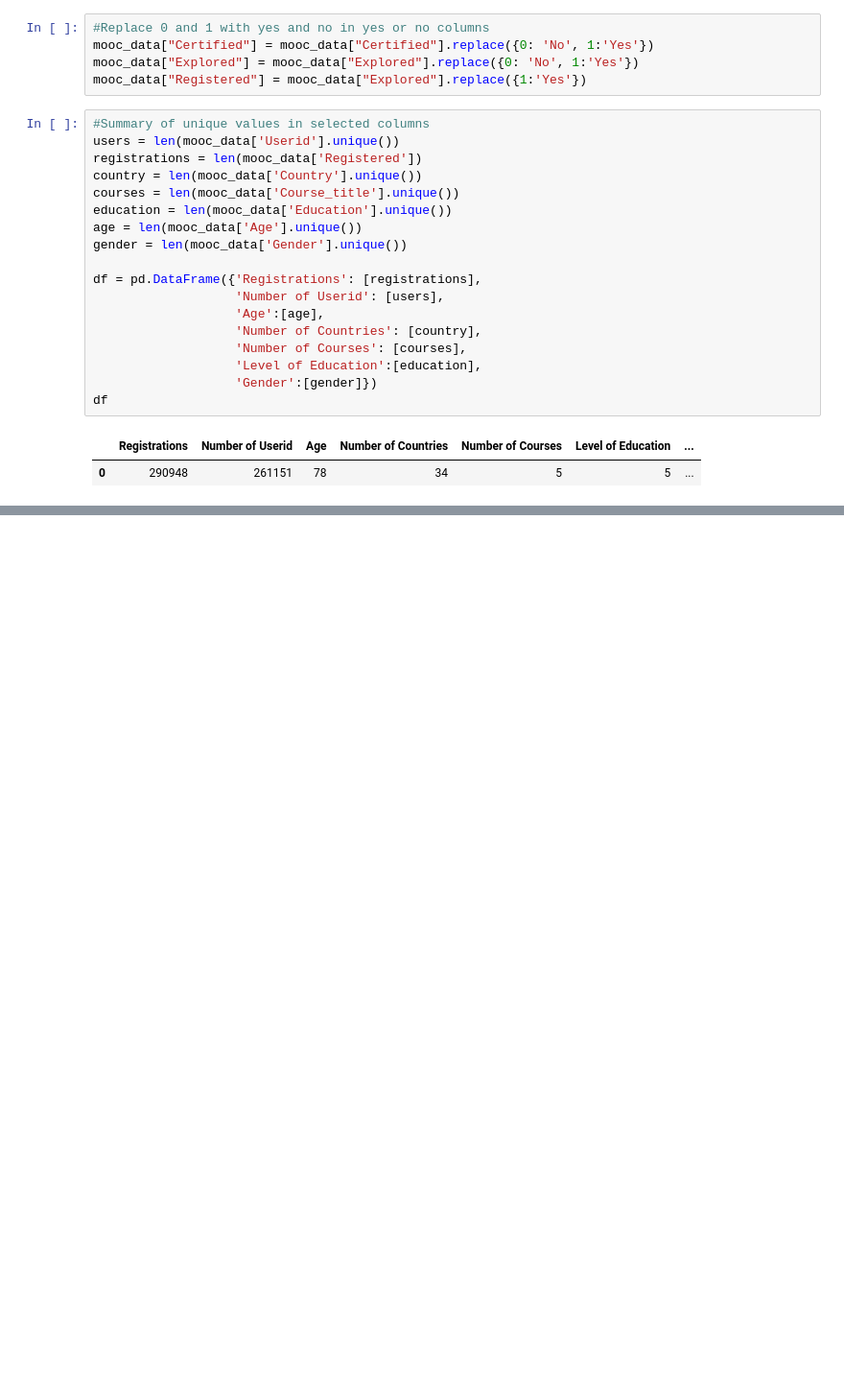
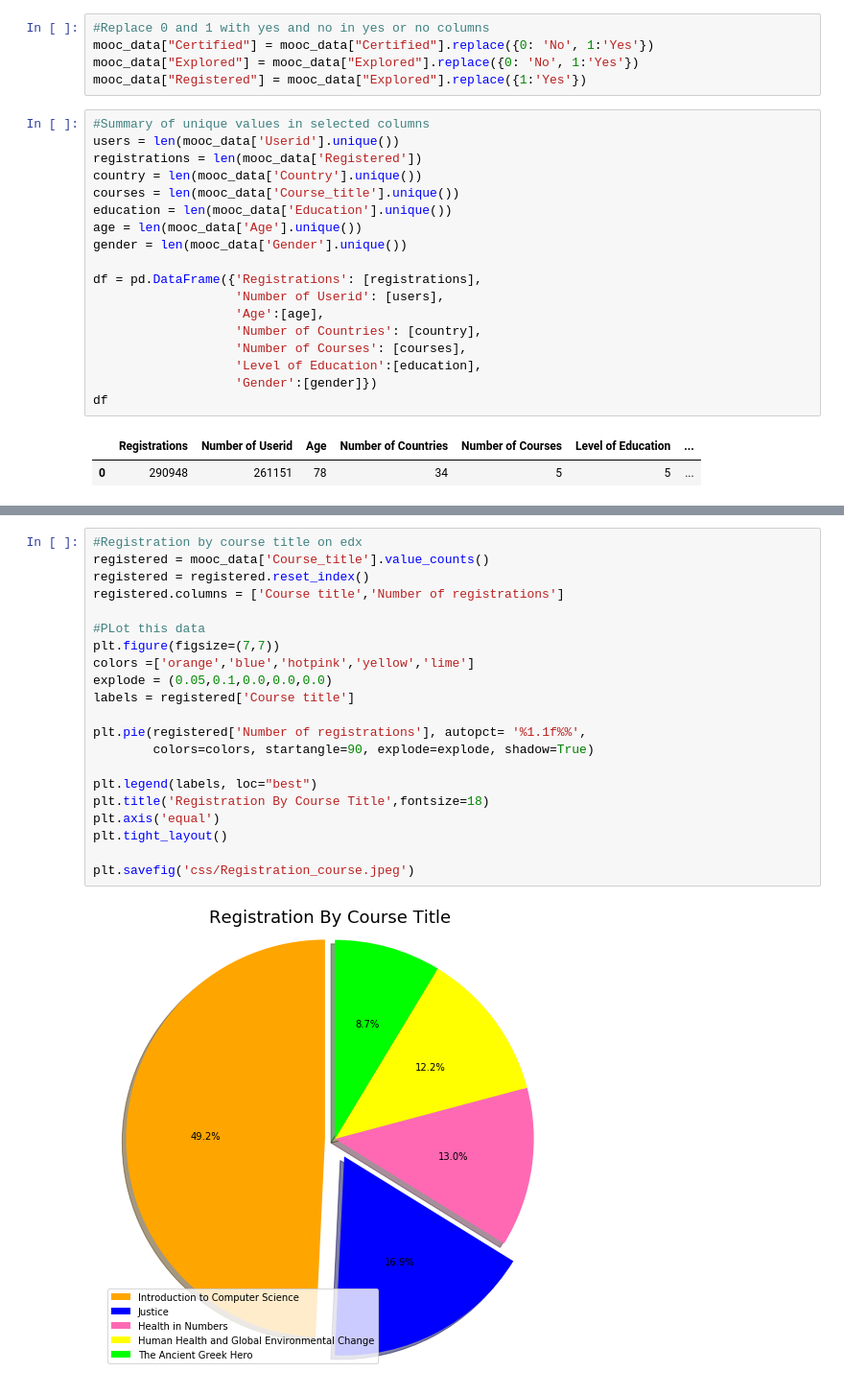
Before and after one commit to Deborahaina/Predicting-why-MOOCs-fail, a Jupyter notebook: DATS 6103 - Individual Project 3 - Deborah Aina.ipynb, the cells around one changed output, grey strips where cells are left out. Shown at 96% size. Drawn from its saved outputs; the diff is of its cells as text; blank space fills up the shorter version.

```diff
--- a/DATS 6103 - Individual Project 3 - Deborah Aina.ipynb
+++ b/DATS 6103 - Individual Project 3 - Deborah Aina.ipynb
@@ -495,0 +195,23 @@ plt.show()
+# %%
+#Registration by course title on edx
+registered = mooc_data['Course_title'].value_counts()
+registered = registered.reset_index()
+registered.columns = ['Course title','Number of registrations']
+
+#PLot this data
+plt.figure(figsize=(7,7))
+colors =['orange','blue','hotpink','yellow','lime']
+explode = (0.05,0.1,0.0,0.0,0.0)
+labels = registered['Course title']
+
+plt.pie(registered['Number of registrations'], autopct= '%1.1f%%',
+        colors=colors, startangle=90, explode=explode, shadow=True)
+
+plt.legend(labels, loc="best")
+plt.title('Registration By Course Title',fontsize=18)
+plt.axis('equal')
+plt.tight_layout()
+
+plt.savefig('css/Registration_course.jpeg')
+# %% [output]
+[figure, added]
```
Also changed, not shown: parts of 68 cells of this notebook, 20 other files.
